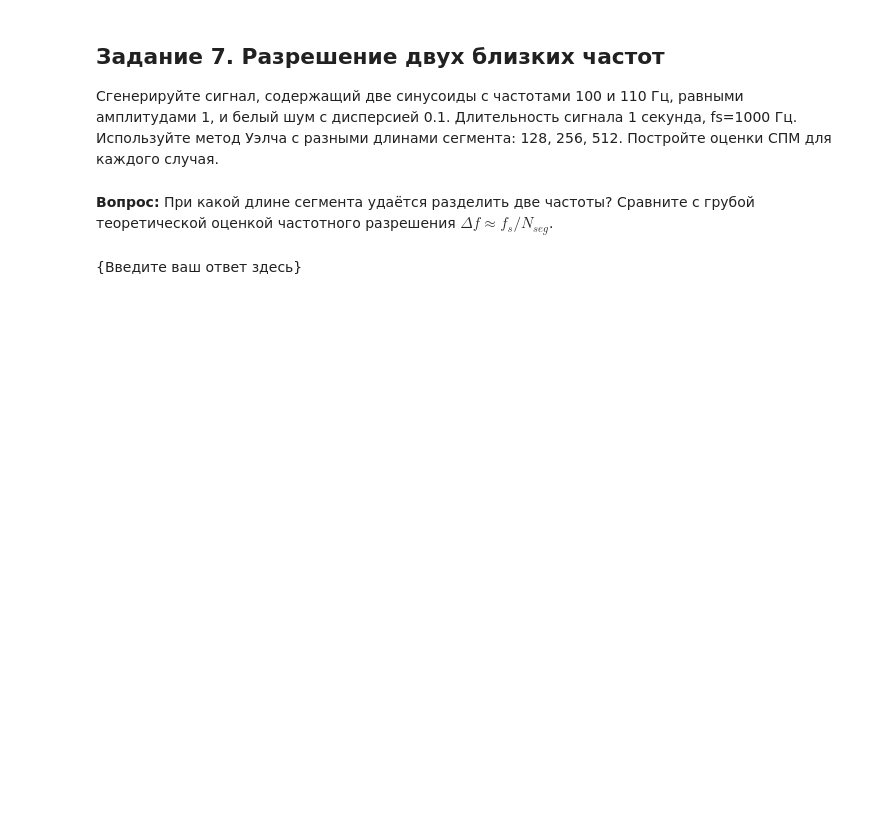
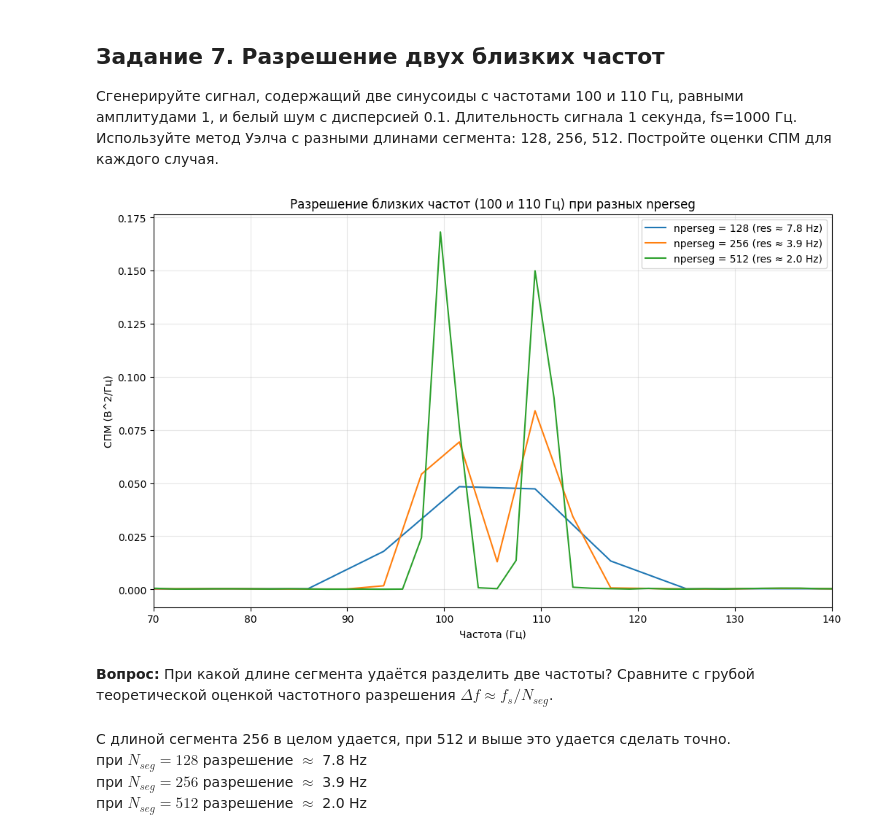
Before and after one commit to Uzema/dsp-seminars, a Jupyter notebook: seminars/4.ipynb, the cells around one changed output. Drawn from its saved outputs; the diff is of its cells as text; code cells hidden in the pictures; blank space fills up the shorter version.

```diff
--- a/seminars/4.ipynb
+++ b/seminars/4.ipynb
@@ -351,4 +349,37 @@ plt.show()
+# %%
+fs = 1000
+T = 1
+t = np.arange(0, T, 1/fs)
+f1, f2 = 100, 110
+noise_var = 0.1
+
+# Генерация сигнала: две синусоиды + белый шум
+sig = np.sin(2 * np.pi * f1 * t) + np.sin(2 * np.pi * f2 * t)
+sig += np.random.normal(0, np.sqrt(noise_var), len(t))
+
+nperseg_values = [128, 256, 512]
+plt.figure(figsize=(12, 7))
+
+for nper in nperseg_values:
+    f, pxx = signal.welch(sig, fs, nperseg=nper)
+
+    # Считаем разрешение: fs / nperseg
+    res = fs / nper
+    plt.plot(f, pxx, label=f'nperseg = {nper} (res ≈ {res:.1f} Hz)')
+
+plt.title('Разрешение близких частот (100 и 110 Гц) при разных nperseg')
+plt.xlabel('Частота (Гц)')
+plt.ylabel('СПМ (В^2/Гц)')
+plt.xlim(70, 140)  # Зум в область интереса
+plt.grid(True, alpha=0.3)
+plt.legend()
+plt.show()
+# %% [output]
+[figure, added]
 # %% [markdown]
 **Вопрос:** При какой длине сегмента удаётся разделить две частоты? Сравните с грубой теоретической оценкой частотного разрешения $\Delta f \approx f_s / N_{seg}$.
-# %% [markdown]
-{Введите ваш ответ здесь}
+# %% [markdown]
+С длиной сегмента 256 в целом удается, при 512 и выше это удается сделать точно. \
+при $N_{seg} = 128$ разрешение $\approx$ 7.8 Hz \
+при $N_{seg} = 256$ разрешение $\approx$ 3.9 Hz \
+при $N_{seg} = 512$ разрешение $\approx$ 2.0 Hz
```
Also changed, not shown: parts of 1 cell of this notebook.
